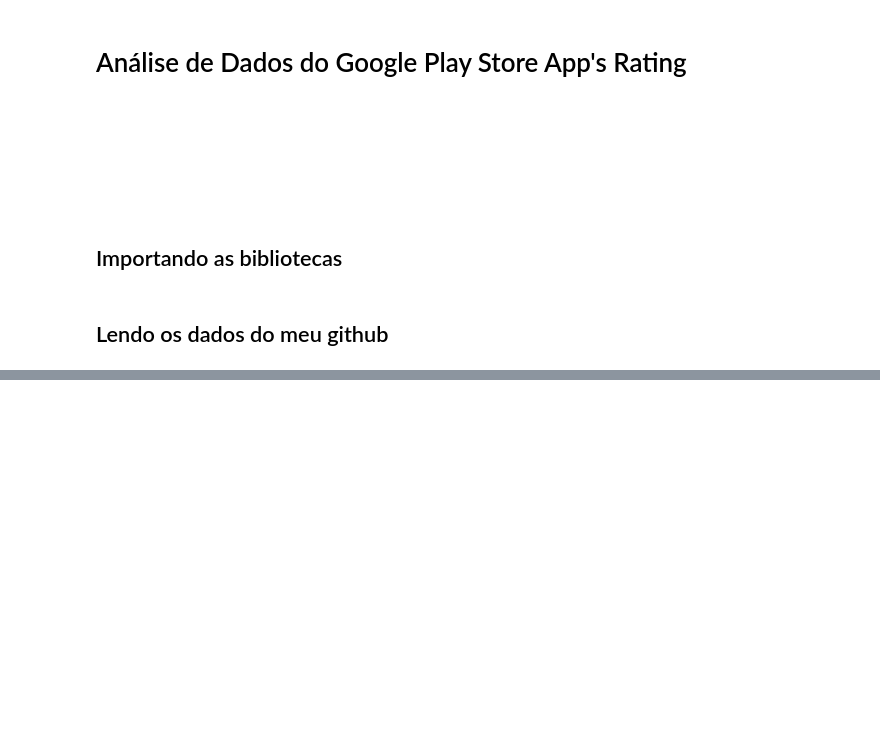
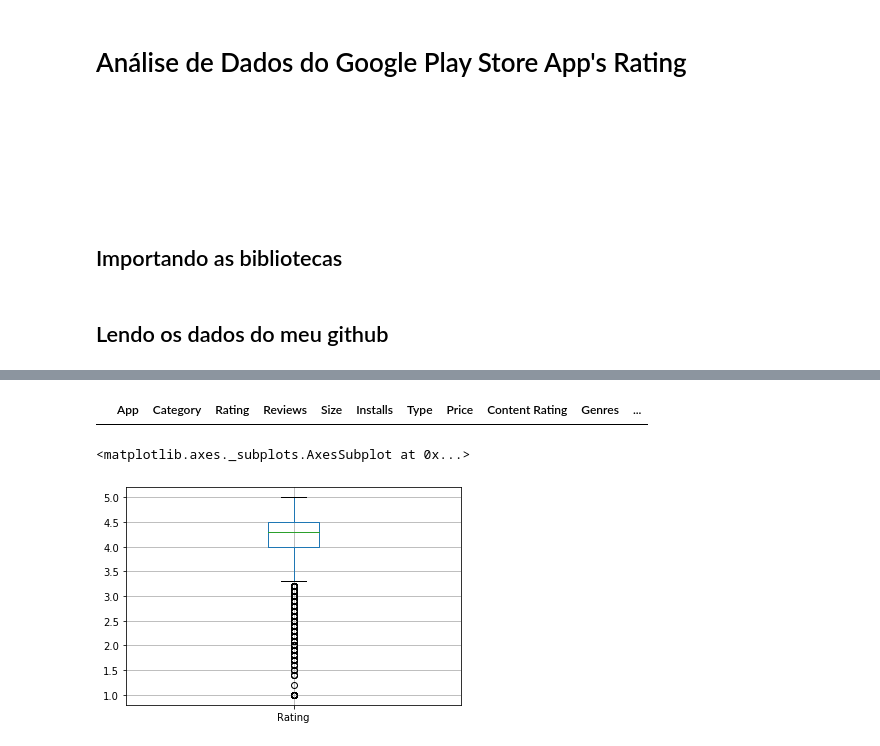
Before and after one commit to vinibeni28/Google-Play-Store-Rating-DataAnalysis, a Jupyter notebook: Prediction of Google Play Store Apps Rating.ipynb, the cells around one changed output, grey strips where cells are left out. Saved outputs shown, nothing was run; the diff lists cells and outputs as text; code cells hidden in the pictures; blank space fills up the shorter version.

Commit message:
Removendo outliers e montando grafico

```diff
--- a/Prediction of Google Play Store Apps Rating.ipynb
+++ b/Prediction of Google Play Store Apps Rating.ipynb
@@ -28,0 +127,3 @@ df.head()
+# %%
+# Remove Outlier
+df.drop([10472],inplace = True)
@@ -28,0 +140,10 @@ df.head()
+# %%
+df[df.Rating > 5] # Confirmando se não há rating maior que 5. É possível verificar que não há mais linhas.
+# %% [output]
+|  | App | Category | Rating | Reviews | Size | Installs | Type | Price | Content Rating | Genres | ... |
+# %%
+# Montando o boxplot novamente
+df.boxplot()
+# %% [output]
+<matplotlib.axes._subplots.AxesSubplot at 0x...>
+[figure, added]
```
Also changed, not shown: parts of 12 cells of this notebook.
